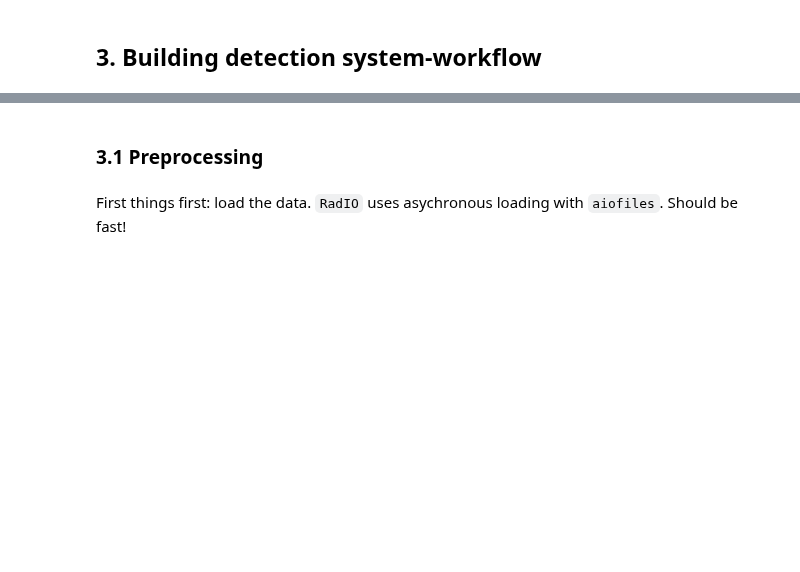
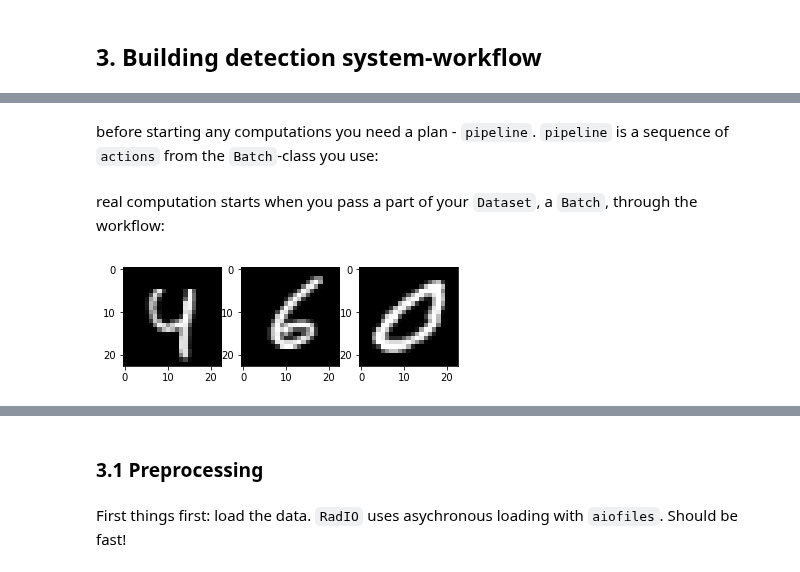
Before and after one commit to analysiscenter/radio, a Jupyter notebook: examples/NB.ipynb, the cells around one changed output, grey strips where cells are left out. Saved outputs shown, nothing was run; the diff lists cells and outputs as text; code cells hidden in the pictures; blank space fills up the shorter version.

Commit message:
update PyData-NB and utils

```diff
--- a/examples/NB.ipynb
+++ b/examples/NB.ipynb
@@ -62,0 +42,4 @@ batch = (dataset >> some_pipeline).next_batch(3)
+# %%
+mask = '/home/alexander/Work/Temp/unzipped/mnist_subset/*.blk'
+mnistindex = FilesIndex(path=mask, no_ext=True)
+# that is, we need all files with .blk extension in a certan directory
@@ -62,0 +52,17 @@ batch = (dataset >> some_pipeline).next_batch(3)
+# %%
+mnistset = Dataset(index=mnistindex, batch_class=ImagesBatch)
+# %% [markdown]
+before starting any computations you need a plan - `pipeline`. `pipeline` is a sequence of `actions` from the `Batch`-class you use:
+# %%
+# nothing is computed here!! it's only a plan
+pipeline = (Pipeline()
+            .load(fmt='blosc', components=['images', 'labels'])  # load data from disk
+            .sp_resize((23, 23)))                                # perform resize of mnist pics from (28, 28) to (23, 23)
+# %% [markdown]
+real computation starts when you pass a part of your `Dataset`, a `Batch`, through the workflow:
+# %%
+bch = (mnistset >> pipeline).next_batch(batch_size=3)
+# %%
+show_images(bch)
+# %% [output]
+[figure, added]
```
Also changed, not shown: parts of 32 cells of this notebook, 1 other file.
